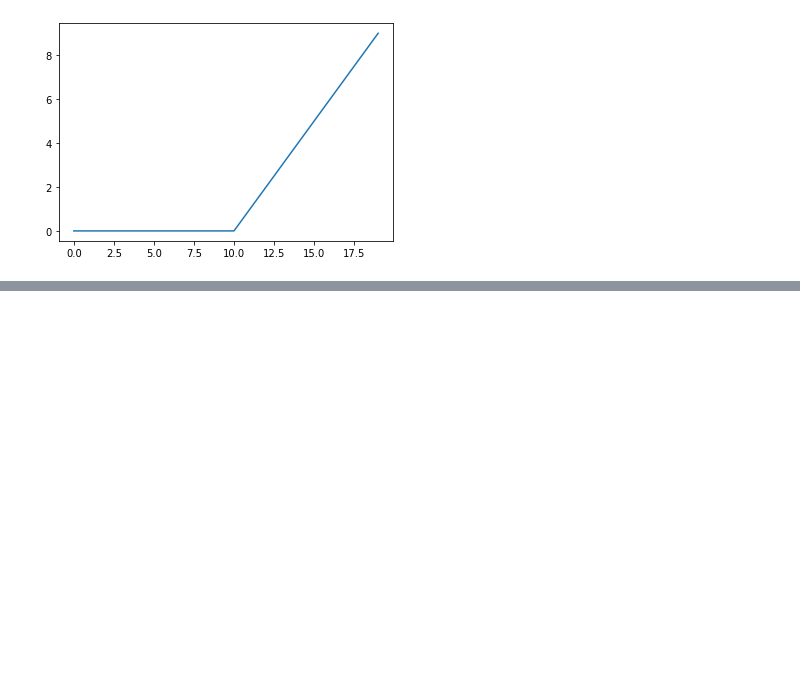
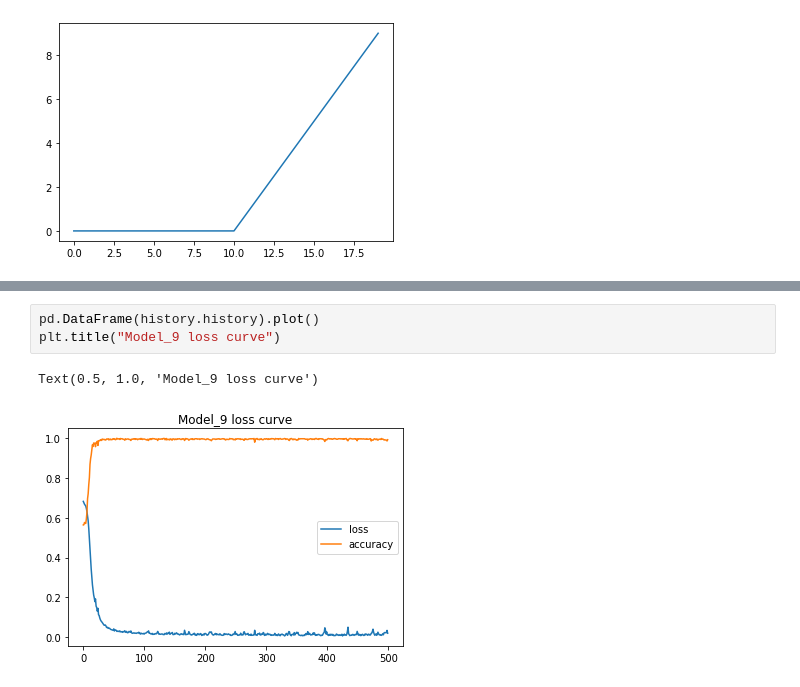
Before and after one commit to sameer203/Tensorflow_, a Jupyter notebook: 03_neural_network_classification_with_tensorflow.ipynb, the cells around one changed output, grey strips where cells are left out. Saved outputs shown, nothing was run; the diff lists cells and outputs as text; blank space fills up the shorter version.

```diff
--- a/03_neural_network_classification_with_tensorflow.ipynb
+++ b/03_neural_network_classification_with_tensorflow.ipynb
@@ -419,0 +489,6 @@ plt.plot(relu(A))
+# %%
+pd.DataFrame(history.history).plot()
+plt.title("Model_9 loss curve")
+# %% [output]
+Text(0.5, 1.0, 'Model_9 loss curve')
+[figure, added]
```
Also changed, not shown: parts of 8 cells of this notebook.
